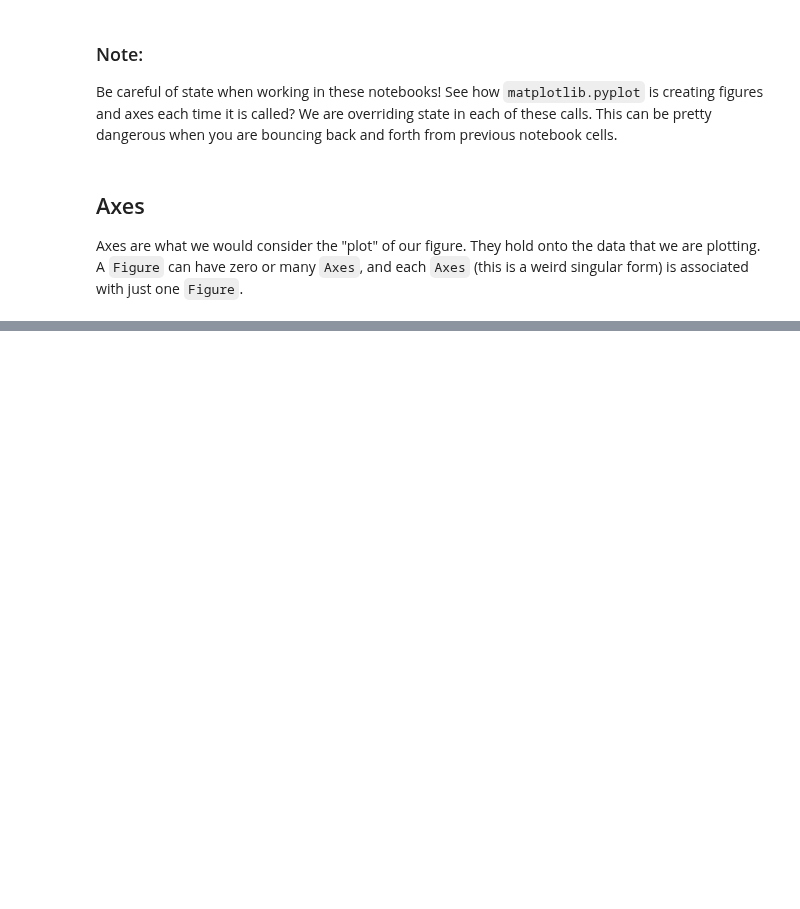
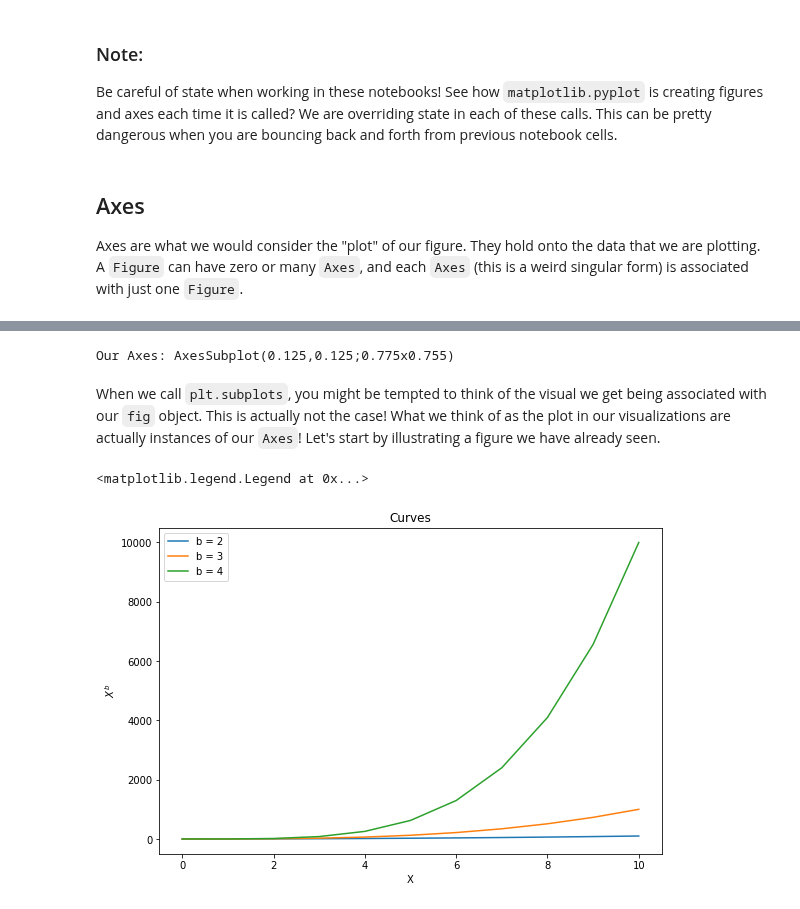
Before and after one commit to yngtodd/eleven, a Jupyter notebook: examples/notebooks/module_02_02_matplotlib_object_oriented.ipynb, the cells around one changed output, grey strips where cells are left out. Cells and saved outputs as stored; diff of their text form; code cells hidden in the pictures; blank space fills up the shorter version.

```diff
--- a/examples/notebooks/module_02_02_matplotlib_object_oriented.ipynb
+++ b/examples/notebooks/module_02_02_matplotlib_object_oriented.ipynb
@@ -56,0 +66,23 @@ a weird singular form) is associated with just one `Figure`.
+# %%
+print(f'Our Axes: {ax}')
+# %% [output]
+Our Axes: AxesSubplot(0.125,0.125;0.775x0.755)
+# %% [markdown]
+When we call `plt.subplots`, you might be tempted to think of the visual we get being associated with our `fig` object. This is actually not the case! What we think of as the plot in our visualizations are actually instances of our `Axes`! Let's start by illustrating a figure we have already seen.
+# %%
+# Welcome back, data
+squares = [x**2 for x in range(11)]
+cubes = [x**3 for x in range(11)]
+quads = [x**4 for x in range(11)]
+# %%
+fig, ax = plt.subplots(figsize=(9, 6))
+ax.plot(squares, label='b = 2')
+ax.plot(cubes, label='b = 3')
+ax.plot(quads, label='b = 4')
+ax.set_ylabel(r'$X^{b}$')
+ax.set_xlabel('X')
+ax.set_title('Curves')
+ax.legend()
+# %% [output]
+<matplotlib.legend.Legend at 0x...>
+[figure, added]
```
Also changed, not shown: parts of 3 cells of this notebook.
